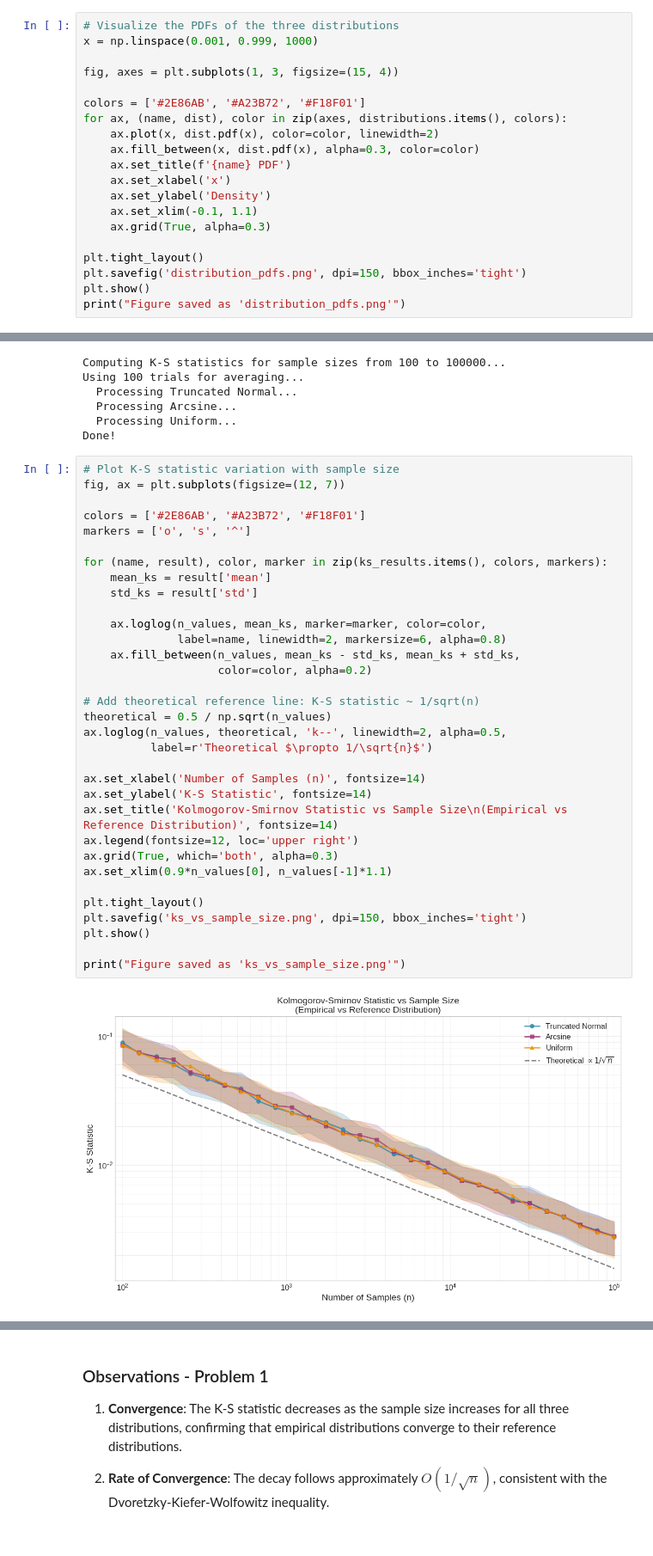
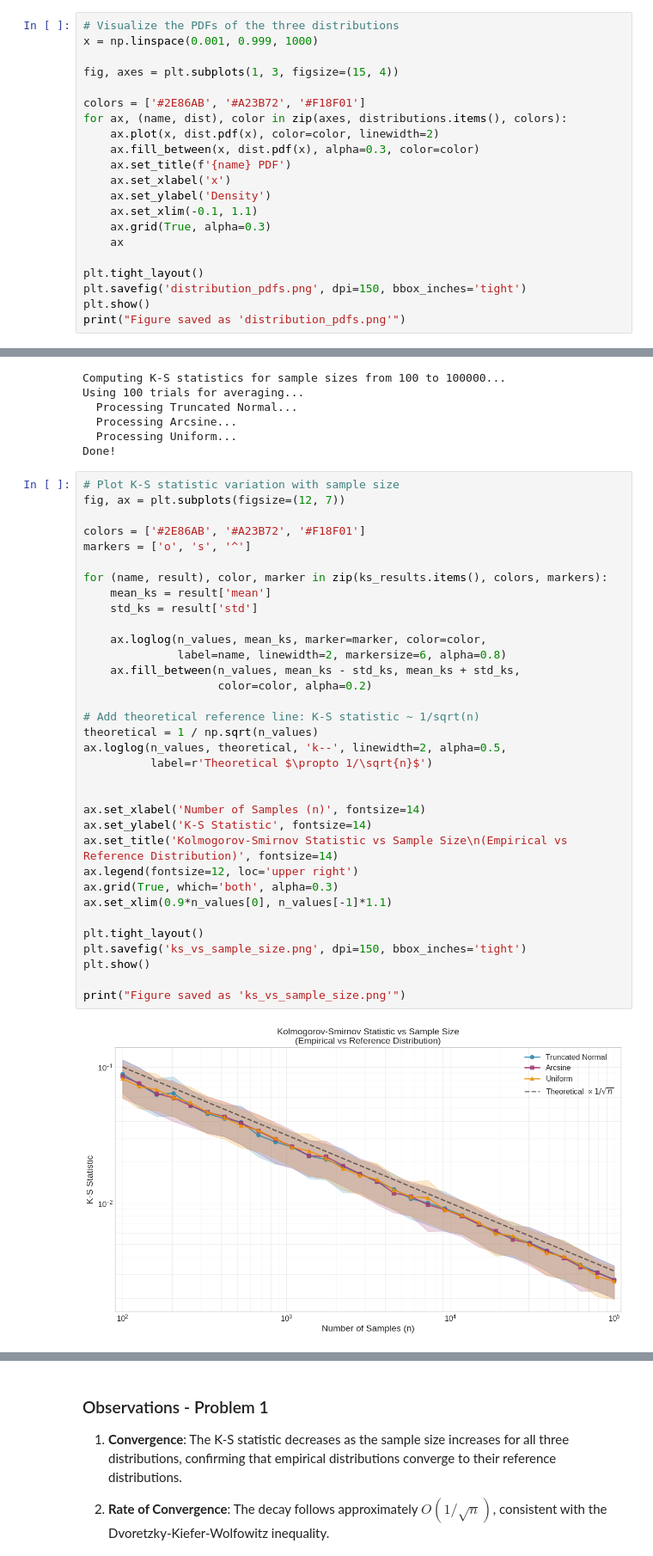
Before and after one commit to pesricha/random-variates, a Jupyter notebook: A1/HW1_DS298_Solution.ipynb, the cells around one changed output, grey strips where cells are left out. Shown at 86% size. Drawn from its saved outputs; the diff is of its cells as text.

```diff
--- a/A1/HW1_DS298_Solution.ipynb
+++ b/A1/HW1_DS298_Solution.ipynb
@@ -80,6 +80,7 @@ for ax, (name, dist), color in zip(axes, distributions.items(), colors):
     ax.set_ylabel('Density')
     ax.set_xlim(-0.1, 1.1)
     ax.grid(True, alpha=0.3)
+    ax
 
 plt.tight_layout()
 plt.savefig('distribution_pdfs.png', dpi=150, bbox_inches='tight')
@@ -273,35 +304,36 @@ fig, ax = plt.subplots(figsize=(12, 7))
 
 colors = ['#2E86AB', '#A23B72', '#F18F01']
 markers = ['o', 's', '^']
 
 for (name, result), color, marker in zip(ks_results.items(), colors, markers):
     mean_ks = result['mean']
     std_ks = result['std']
 
     ax.loglog(n_values, mean_ks, marker=marker, color=color,
               label=name, linewidth=2, markersize=6, alpha=0.8)
     ax.fill_between(n_values, mean_ks - std_ks, mean_ks + std_ks,
                     color=color, alpha=0.2)
 
 # Add theoretical reference line: K-S statistic ~ 1/sqrt(n)
-theoretical = 0.5 / np.sqrt(n_values)
+theoretical = 1 / np.sqrt(n_values)
 ax.loglog(n_values, theoretical, 'k--', linewidth=2, alpha=0.5,
           label=r'Theoretical $\propto 1/\sqrt{n}$')
+
 
 ax.set_xlabel('Number of Samples (n)', fontsize=14)
 ax.set_ylabel('K-S Statistic', fontsize=14)
 ax.set_title('Kolmogorov-Smirnov Statistic vs Sample Size\n(Empirical vs Reference Distribution)', fontsize=14)
 ax.legend(fontsize=12, loc='upper right')
 ax.grid(True, which='both', alpha=0.3)
 ax.set_xlim(0.9*n_values[0], n_values[-1]*1.1)
 
 plt.tight_layout()
 plt.savefig('ks_vs_sample_size.png', dpi=150, bbox_inches='tight')
 plt.show()
 
 print("Figure saved as 'ks_vs_sample_size.png'")
 # %% [output]
-[figure, old version]
+[figure, new version]
 Figure saved as 'ks_vs_sample_size.png'
 # %% [markdown]
 ### Observations - Problem 1
```
Also changed, not shown: parts of 15 cells of this notebook, 21 other files.
